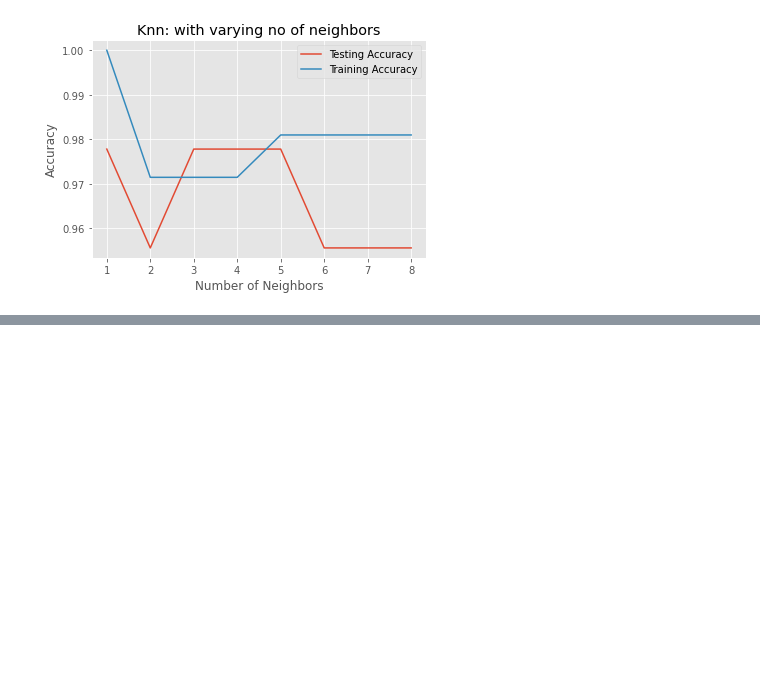
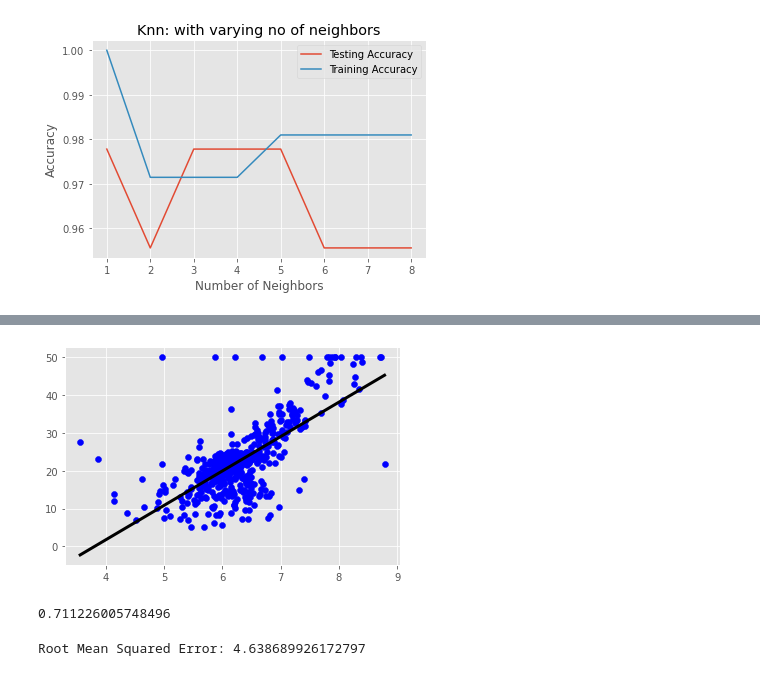
Before and after one commit to yamlakyam/ML-Sklean, a Jupyter notebook: ML with scikit-learn.ipynb, the cells around one changed output, grey strips where cells are left out. Saved outputs shown, nothing was run; the diff lists cells and outputs as text; code cells hidden in the pictures; blank space fills up the shorter version.

Commit message:
started working on linear regression , single variable and multivariable

```diff
--- a/ML with scikit-learn.ipynb
+++ b/ML with scikit-learn.ipynb
@@ -130,0 +178,13 @@ plt.plot()
+# %%
+from sklearn.linear_model import LinearRegression
+
+reg = LinearRegression()
+
+reg.fit(X_rooms, y)
+prediction_space = np.linspace(min(X_rooms), max(X_rooms)).reshape(-1,1)
+
+plt.scatter(X_rooms, y, color='blue')
+plt.plot(prediction_space, reg.predict(prediction_space), color='black', linewidth=3)
+plt.show()
+# %% [output]
+[figure, added]
@@ -130,0 +205,12 @@ plt.plot()
+# %%
+# the default scoring method for linear regression is called R squared
+# quantifies the variance
+reg_all.score(X_test, y_test)
+# %% [output]
+0.711226005748496
+# %%
+from sklearn.metrics import mean_squared_error
+rmse = np.sqrt(mean_squared_error(y_test, y_pred))
+print("Root Mean Squared Error: {}".format(rmse))
+# %% [output]
+Root Mean Squared Error: 4.638689926172797
```
Also changed, not shown: parts of 14 cells of this notebook.
